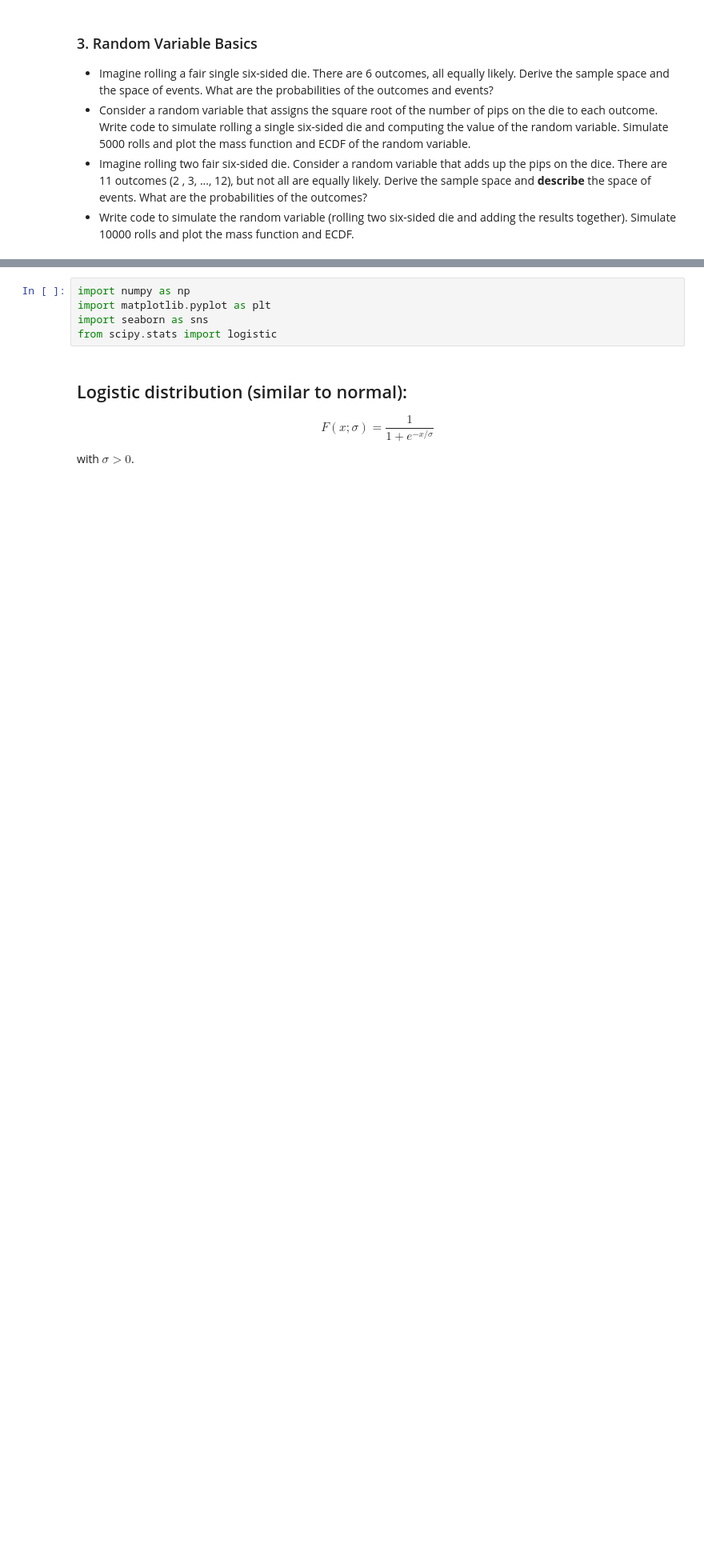
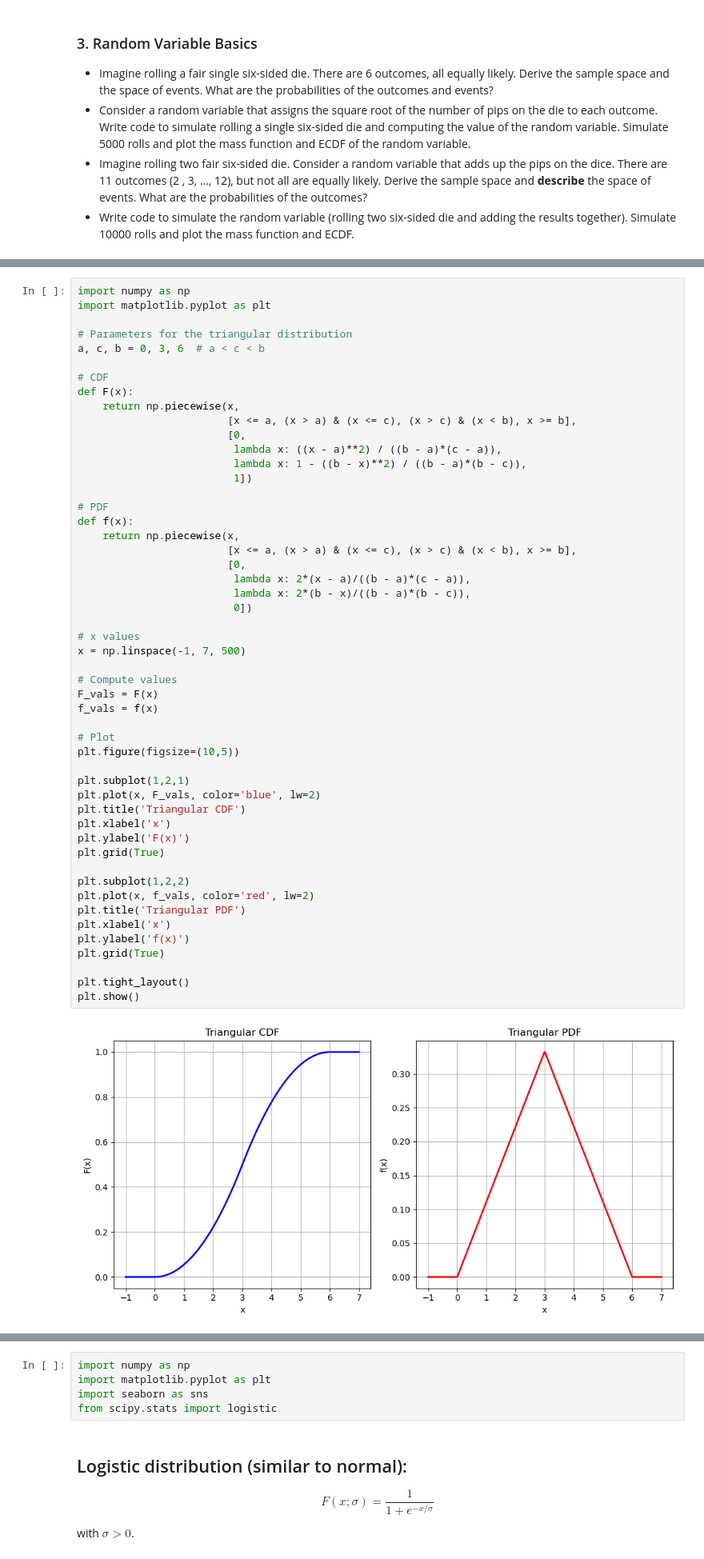
Before and after one commit to isaactabor21/assignment_6, a Jupyter notebook: assignment_6.ipynb, the cells around one changed output, grey strips where cells are left out. Shown: that part at 80% size. Drawn from its saved outputs; the diff is of its cells as text; blank space fills up the shorter version.

```diff
--- a/assignment_6.ipynb
+++ b/assignment_6.ipynb
@@ -91,0 +247,53 @@ $
+# %%
+import numpy as np
+import matplotlib.pyplot as plt
+
+# Parameters for the triangular distribution
+a, c, b = 0, 3, 6  # a < c < b
+
+# CDF
+def F(x):
+    return np.piecewise(x,
+                        [x <= a, (x > a) & (x <= c), (x > c) & (x < b), x >= b],
+                        [0,
+                         lambda x: ((x - a)**2) / ((b - a)*(c - a)),
+                         lambda x: 1 - ((b - x)**2) / ((b - a)*(b - c)),
+                         1])
+
+# PDF
+def f(x):
+    return np.piecewise(x,
+                        [x <= a, (x > a) & (x <= c), (x > c) & (x < b), x >= b],
+                        [0,
+                         lambda x: 2*(x - a)/((b - a)*(c - a)),
+                         lambda x: 2*(b - x)/((b - a)*(b - c)),
+                         0])
+
+# x values
+x = np.linspace(-1, 7, 500)
+
+# Compute values
+F_vals = F(x)
+f_vals = f(x)
+
+# Plot
+plt.figure(figsize=(10,5))
+
+plt.subplot(1,2,1)
+plt.plot(x, F_vals, color='blue', lw=2)
+plt.title('Triangular CDF')
+plt.xlabel('x')
+plt.ylabel('F(x)')
+plt.grid(True)
+
+plt.subplot(1,2,2)
+plt.plot(x, f_vals, color='red', lw=2)
+plt.title('Triangular PDF')
+plt.xlabel('x')
+plt.ylabel('f(x)')
+plt.grid(True)
+
+plt.tight_layout()
+plt.show()
+# %% [output]
+[figure, added]
```
Also changed, not shown: parts of 24 cells of this notebook.
